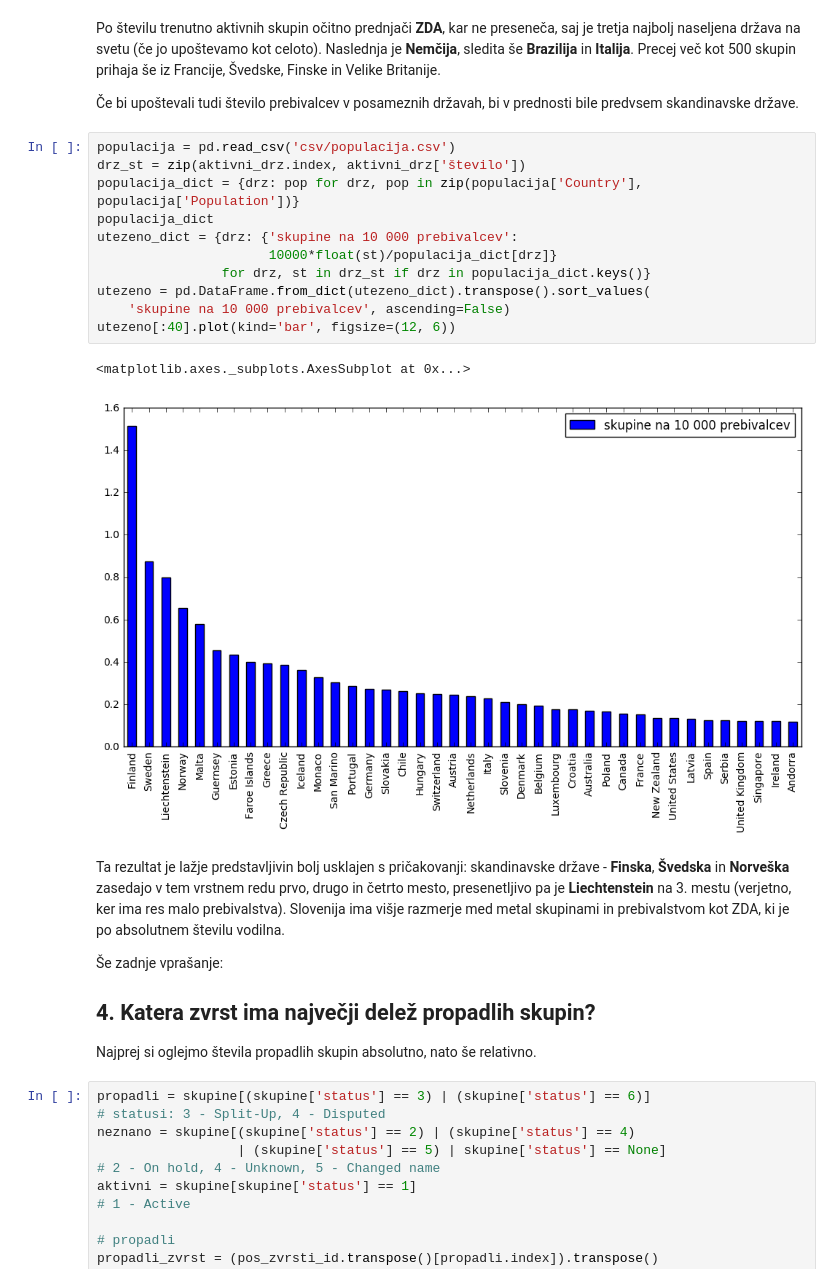
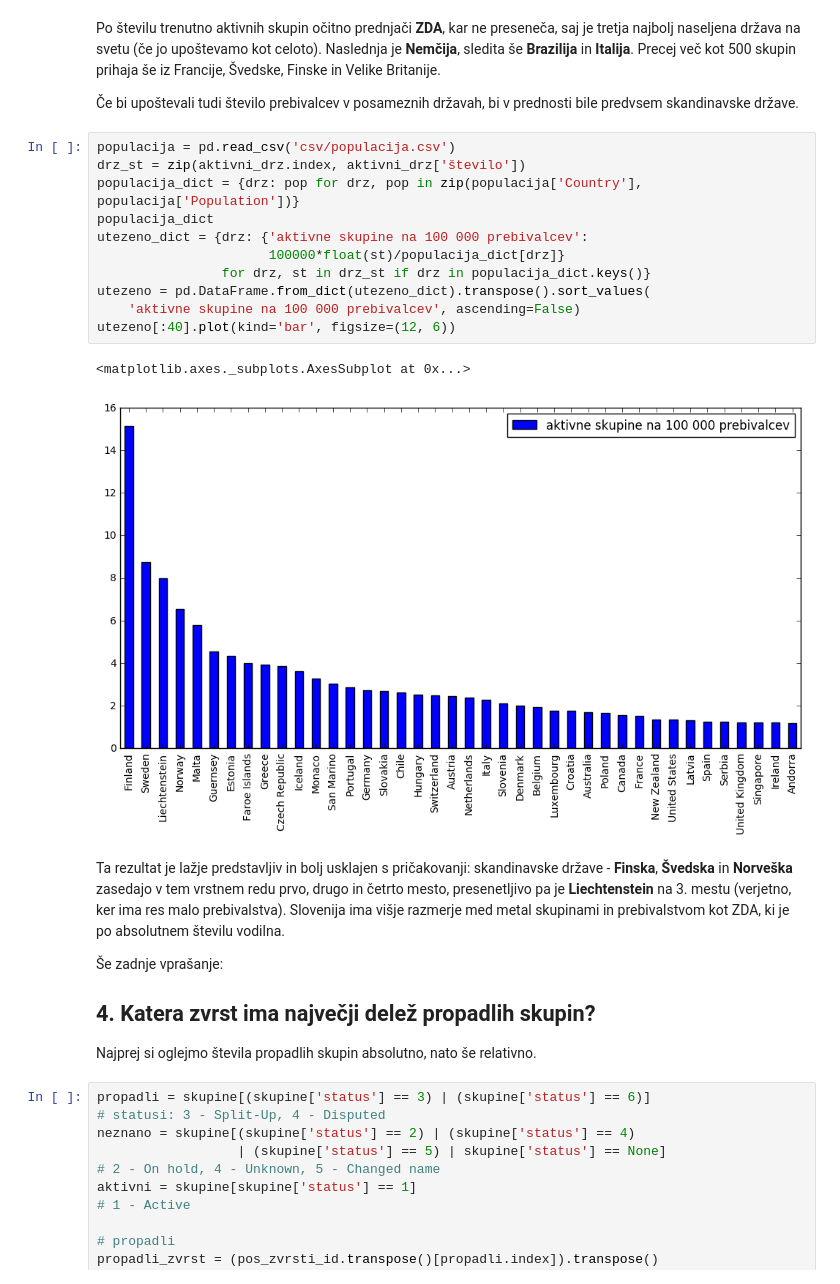
Before and after one commit to h3ll-o-w0rld/Projekt-za-PROG1, a Jupyter notebook: Projekt.ipynb, the cells around one changed output. Saved outputs shown, nothing was run; the diff lists cells and outputs as text.

```diff
--- a/Projekt.ipynb
+++ b/Projekt.ipynb
@@ -171,19 +170,19 @@ Po številu trenutno aktivnih skupin očitno prednjači **ZDA**, kar ne presene
 # %%
 populacija = pd.read_csv('csv/populacija.csv')
 drz_st = zip(aktivni_drz.index, aktivni_drz['število'])
 populacija_dict = {drz: pop for drz, pop in zip(populacija['Country'], populacija['Population'])}
 populacija_dict
-utezeno_dict = {drz: {'skupine na 10 000 prebivalcev':
-                      10000*float(st)/populacija_dict[drz]}
+utezeno_dict = {drz: {'aktivne skupine na 100 000 prebivalcev':
+                      100000*float(st)/populacija_dict[drz]}
                 for drz, st in drz_st if drz in populacija_dict.keys()}
 utezeno = pd.DataFrame.from_dict(utezeno_dict).transpose().sort_values(
-    'skupine na 10 000 prebivalcev', ascending=False)
+    'aktivne skupine na 100 000 prebivalcev', ascending=False)
 utezeno[:40].plot(kind='bar', figsize=(12, 6))
 # %% [output]
 <matplotlib.axes._subplots.AxesSubplot at 0x...>
-[figure, old version]
+[figure, new version]
 # %% [markdown]
-Ta rezultat je lažje predstavljivin bolj usklajen s pričakovanji: skandinavske države - **Finska**, **Švedska** in **Norveška** zasedajo v tem vrstnem redu prvo, drugo in četrto mesto, presenetljivo pa je **Liechtenstein** na 3. mestu (verjetno, ker ima res malo prebivalstva). Slovenija ima višje razmerje med metal skupinami in prebivalstvom kot ZDA, ki je po absolutnem številu vodilna.
+Ta rezultat je lažje predstavljiv in bolj usklajen s pričakovanji: skandinavske države - **Finska**, **Švedska** in **Norveška** zasedajo v tem vrstnem redu prvo, drugo in četrto mesto, presenetljivo pa je **Liechtenstein** na 3. mestu (verjetno, ker ima res malo prebivalstva). Slovenija ima višje razmerje med metal skupinami in prebivalstvom kot ZDA, ki je po absolutnem številu vodilna.
 
 Še zadnje vprašanje:
 
```
Also changed, not shown: parts of 4 cells of this notebook, 3 other files.
